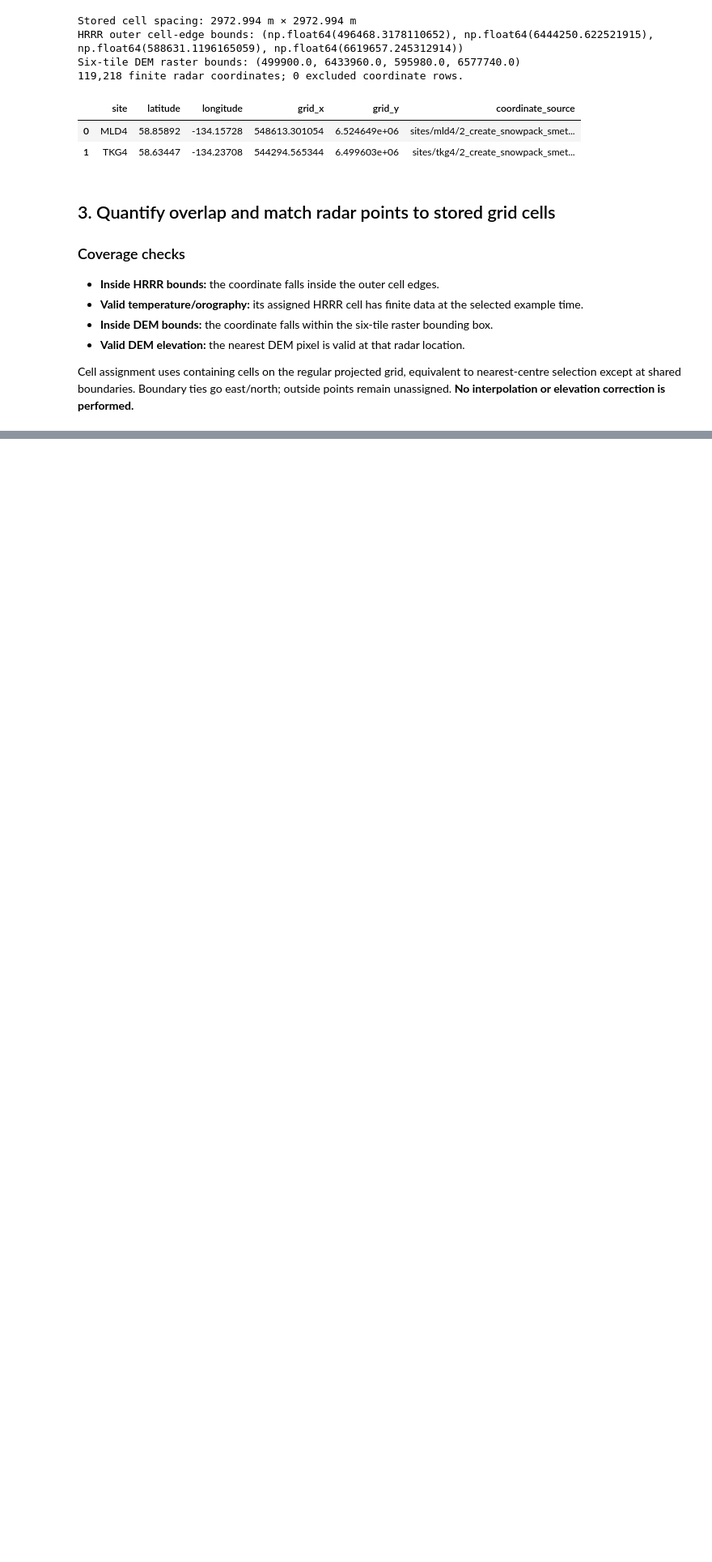
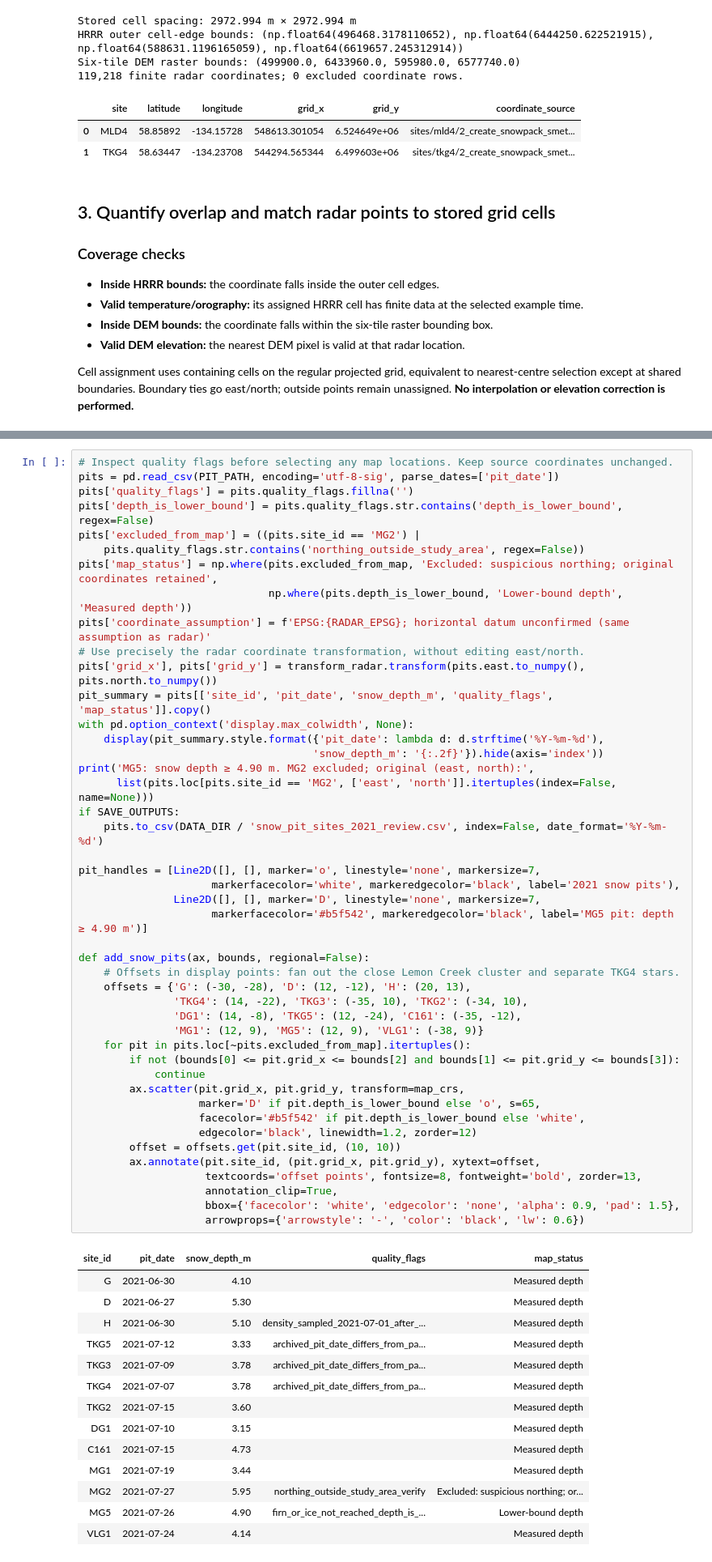
Before and after one commit to cassielumbrazo/jif_snow_modeling, a Jupyter notebook: radar/02_radar_hrrrak_dem_coverage.ipynb, the cells around one changed output, grey strips where cells are left out. Shown at 81% size. Cells and saved outputs as stored; diff of their text form; blank space fills up the shorter version.

```diff
--- a/radar/02_radar_hrrrak_dem_coverage.ipynb
+++ b/radar/02_radar_hrrrak_dem_coverage.ipynb
@@ -287,0 +297,60 @@ The temperature field supplies spatial context at an **illustrative** 2021 times
+# %%
+# Inspect quality flags before selecting any map locations. Keep source coordinates unchanged.
+pits = pd.read_csv(PIT_PATH, encoding='utf-8-sig', parse_dates=['pit_date'])
+pits['quality_flags'] = pits.quality_flags.fillna('')
+pits['depth_is_lower_bound'] = pits.quality_flags.str.contains('depth_is_lower_bound', regex=False)
+pits['excluded_from_map'] = ((pits.site_id == 'MG2') |
+    pits.quality_flags.str.contains('northing_outside_study_area', regex=False))
+pits['map_status'] = np.where(pits.excluded_from_map, 'Excluded: suspicious northing; original coordinates retained',
+                              np.where(pits.depth_is_lower_bound, 'Lower-bound depth', 'Measured depth'))
+pits['coordinate_assumption'] = f'EPSG:{RADAR_EPSG}; horizontal datum unconfirmed (same assumption as radar)'
+# Use precisely the radar coordinate transformation, without editing east/north.
+pits['grid_x'], pits['grid_y'] = transform_radar.transform(pits.east.to_numpy(), pits.north.to_numpy())
+pit_summary = pits[['site_id', 'pit_date', 'snow_depth_m', 'quality_flags', 'map_status']].copy()
+with pd.option_context('display.max_colwidth', None):
+    display(pit_summary.style.format({'pit_date': lambda d: d.strftime('%Y-%m-%d'),
+                                     'snow_depth_m': '{:.2f}'}).hide(axis='index'))
+print('MG5: snow depth ≥ 4.90 m. MG2 excluded; original (east, north):',
+      list(pits.loc[pits.site_id == 'MG2', ['east', 'north']].itertuples(index=False, name=None)))
+if SAVE_OUTPUTS:
+    pits.to_csv(DATA_DIR / 'snow_pit_sites_2021_review.csv', index=False, date_format='%Y-%m-%d')
+
+pit_handles = [Line2D([], [], marker='o', linestyle='none', markersize=7,
+                     markerfacecolor='white', markeredgecolor='black', label='2021 snow pits'),
+               Line2D([], [], marker='D', linestyle='none', markersize=7,
+                     markerfacecolor='#b5f542', markeredgecolor='black', label='MG5 pit: depth ≥ 4.90 m')]
+
+def add_snow_pits(ax, bounds, regional=False):
+    # Offsets in display points: fan out the close Lemon Creek cluster and separate TKG4 stars.
+    offsets = {'G': (-30, -28), 'D': (12, -12), 'H': (20, 13),
+               'TKG4': (14, -22), 'TKG3': (-35, 10), 'TKG2': (-34, 10),
+               'DG1': (14, -8), 'TKG5': (12, -24), 'C161': (-35, -12),
+               'MG1': (12, 9), 'MG5': (12, 9), 'VLG1': (-38, 9)}
+    for pit in pits.loc[~pits.excluded_from_map].itertuples():
+        if not (bounds[0] <= pit.grid_x <= bounds[2] and bounds[1] <= pit.grid_y <= bounds[3]):
+            continue
+        ax.scatter(pit.grid_x, pit.grid_y, transform=map_crs,
+                   marker='D' if pit.depth_is_lower_bound else 'o', s=65,
+                   facecolor='#b5f542' if pit.depth_is_lower_bound else 'white',
+                   edgecolor='black', linewidth=1.2, zorder=12)
+        offset = offsets.get(pit.site_id, (10, 10))
+        ax.annotate(pit.site_id, (pit.grid_x, pit.grid_y), xytext=offset,
+                    textcoords='offset points', fontsize=8, fontweight='bold', zorder=13,
+                    annotation_clip=True,
+                    bbox={'facecolor': 'white', 'edgecolor': 'none', 'alpha': 0.9, 'pad': 1.5},
+                    arrowprops={'arrowstyle': '-', 'color': 'black', 'lw': 0.6})
+# %% [output]
+| site_id | pit_date | snow_depth_m | quality_flags | map_status |
+| G | 2021-06-30 | 4.10 |  | Measured depth |
+| D | 2021-06-27 | 5.30 |  | Measured depth |
+| H | 2021-06-30 | 5.10 | density_sampled_2021-07-01_after_... | Measured depth |
+| TKG5 | 2021-07-12 | 3.33 | archived_pit_date_differs_from_pa... | Measured depth |
+| TKG3 | 2021-07-09 | 3.78 | archived_pit_date_differs_from_pa... | Measured depth |
+| TKG4 | 2021-07-07 | 3.78 | archived_pit_date_differs_from_pa... | Measured depth |
+| TKG2 | 2021-07-15 | 3.60 |  | Measured depth |
+| DG1 | 2021-07-10 | 3.15 |  | Measured depth |
+| C161 | 2021-07-15 | 4.73 |  | Measured depth |
+| MG1 | 2021-07-19 | 3.44 |  | Measured depth |
+| MG2 | 2021-07-27 | 5.95 | northing_outside_study_area_verify | Excluded: suspicious northing; or... |
+| MG5 | 2021-07-26 | 4.90 | firn_or_ice_not_reached_depth_is_... | Lower-bound depth |
+| VLG1 | 2021-07-24 | 4.14 |  | Measured depth |
```
Also changed, not shown: parts of 7 cells of this notebook, 4 other files.
